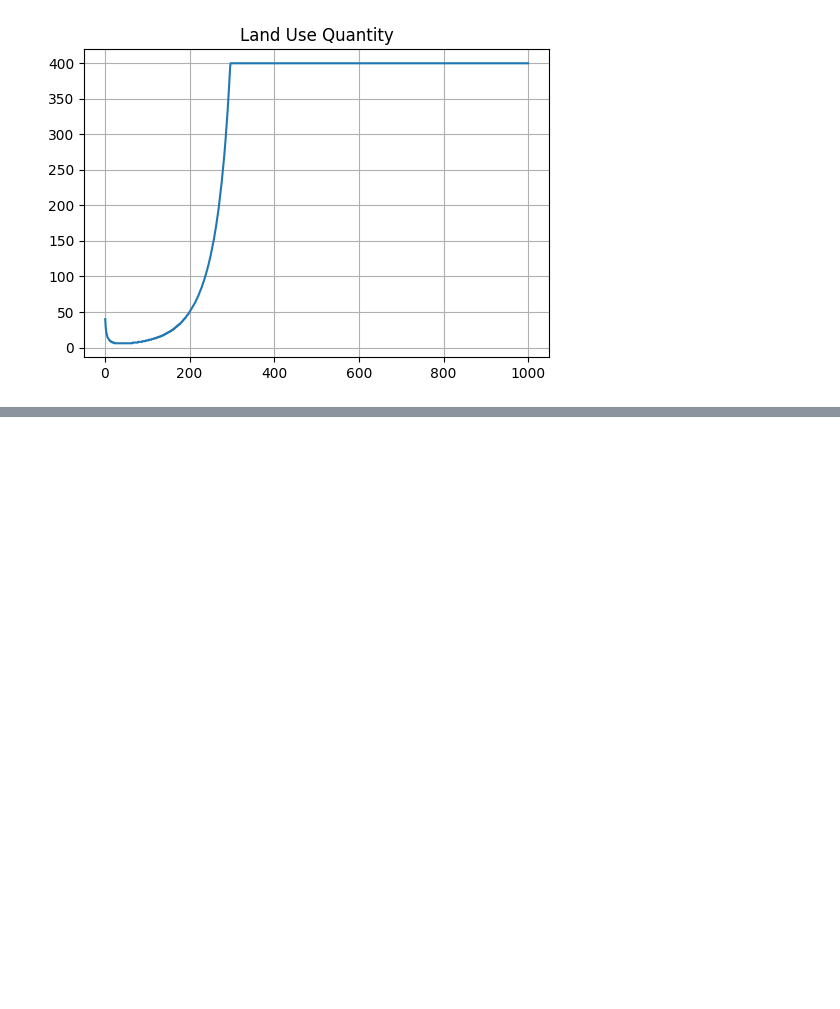
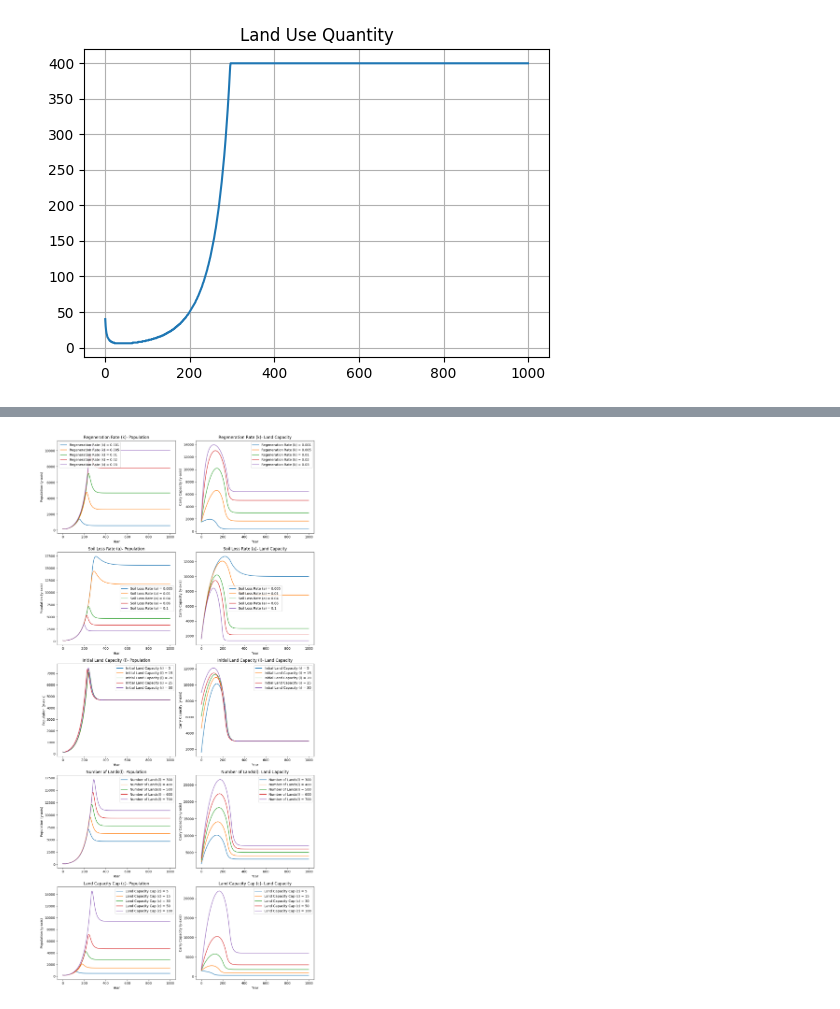
Before and after one commit to yutongliang723/Agent-Based-Model-CSH, a Jupyter notebook: Agent-Based Model - Week 4 Yutong.ipynb, the cells around one changed output, grey strips where cells are left out. Cells and saved outputs as stored; diff of their text form; code cells hidden in the pictures; blank space fills up the shorter version.

```diff
--- a/Agent-Based Model - Week 4 Yutong.ipynb
+++ b/Agent-Based Model - Week 4 Yutong.ipynb
@@ -172,0 +175,83 @@ plot_commuism_simulation_population2(vec1, k, a, initial_population, initial_lan
+# %%
+
+k_range = [0.001, 0.005, 0.01, 0.02, 0.03] #recovering
+a_range = [0.005, 0.01, 0.04, 0.06, 0.1]
+i_range = [5, 15, 20, 25, 30] #initial_capacity
+l_range = [300, 400, 500, 600, 700] #initial lands
+c_range = [5, 15, 30, 50, 100] #land capacity cap
+
+baseline_k = 0.01  # Select a baseline value for k
+baseline_a = 0.04  # Select a baseline value for a
+baseline_i = 5  # Select a baseline value for d
+baseline_l = 300  # Select a baseline value for d
+baseline_c = 50  # Select a baseline value for c
+
+# Vary k while keeping other parameters constant
+k_result_pop = []
+k_result_food = []
+for k in k_range:
+    result, cap, _, _, _ = communism_simulation_population_original(vec1, k, baseline_a, initial_population, baseline_l, simulation_time, baseline_i, baseline_c)
+    k_result_pop.append(result)
+    k_result_food.append(cap)
+
+# Vary a while keeping other parameters constant
+a_result_pop = []
+a_result_food = []
+for a in a_range:
+    result, cap, _, _, _ = communism_simulation_population_original(vec1, baseline_k, a, initial_population, baseline_l, simulation_time, baseline_i, baseline_c)
+    a_result_pop.append(result)
+    a_result_food.append(cap)
+
+# Vary d while keeping other parameters constant
+i_result_pop = []
+i_result_food = []
+for i in i_range:
+    result, cap, _, _, _= communism_simulation_population_original(vec1, baseline_k, baseline_a, initial_population, baseline_l, simulation_time, i, baseline_c)
+    i_result_pop.append(result)
+    i_result_food.append(cap)
+
+# Vary d while keeping other parameters constant
+l_result_pop = []
+l_result_food = []
+for l in l_range:
+    result, cap, _, _, _ = communism_simulation_population_original(vec1, baseline_k, baseline_a, initial_population, l, simulation_time, baseline_i, baseline_c)
+    l_result_pop.append(result)
+    l_result_food.append(cap)
+
+# Vary c while keeping other parameters constant
+c_result_pop = []
+c_result_food = []
+for c in c_range:
+    result, cap, _, _, _ = communism_simulation_population_original(vec1, baseline_k, baseline_a, initial_population, baseline_l, simulation_time, baseline_i, c)
+    c_result_pop.append(result)
+    c_result_food.append(cap)
+
+parameters = [('Regeneration Rate (k)', k_range, k_result_pop, k_result_food),
+              ('Soil Loss Rate (a)', a_range, a_result_pop, a_result_food),
+              ('Initial Land Capacity (i)', i_range, i_result_pop, i_result_food),
+              ('Number of Lands(l)', l_range, l_result_pop, l_result_food),
+              ('Land Capacity Cap (c)', c_range, c_result_pop, c_result_food)]
+
+fig, axs = plt.subplots(len(parameters), 2, figsize=(12, 24))
+
+for i, (param_name, param_range, result_pop, result_food) in enumerate(parameters):
+    for j in range(len(param_range)):
+        axs[i, 0].plot(result_pop[j], label=f'{param_name} = {param_range[j]}')
+
+    axs[i, 0].set_xlabel('Year')
+    axs[i, 0].set_ylabel('Population (y-axis)')
+    axs[i, 0].set_title(param_name + "- Population")
+    axs[i, 0].legend()
+
+    for j in range(len(param_range)):
+        axs[i, 1].plot(result_food[j], label=f'{param_name} = {param_range[j]}')
+
+    axs[i, 1].set_xlabel('Year')
+    axs[i, 1].set_ylabel('Carry Capacity (y-axis)')
+    axs[i, 1].set_title(param_name + "- Land Capacity")
+    axs[i, 1].legend()
+
+plt.tight_layout()
+plt.show()
+# %% [output]
+[figure, added]
```
Also changed, not shown: parts of 1 cell of this notebook.
